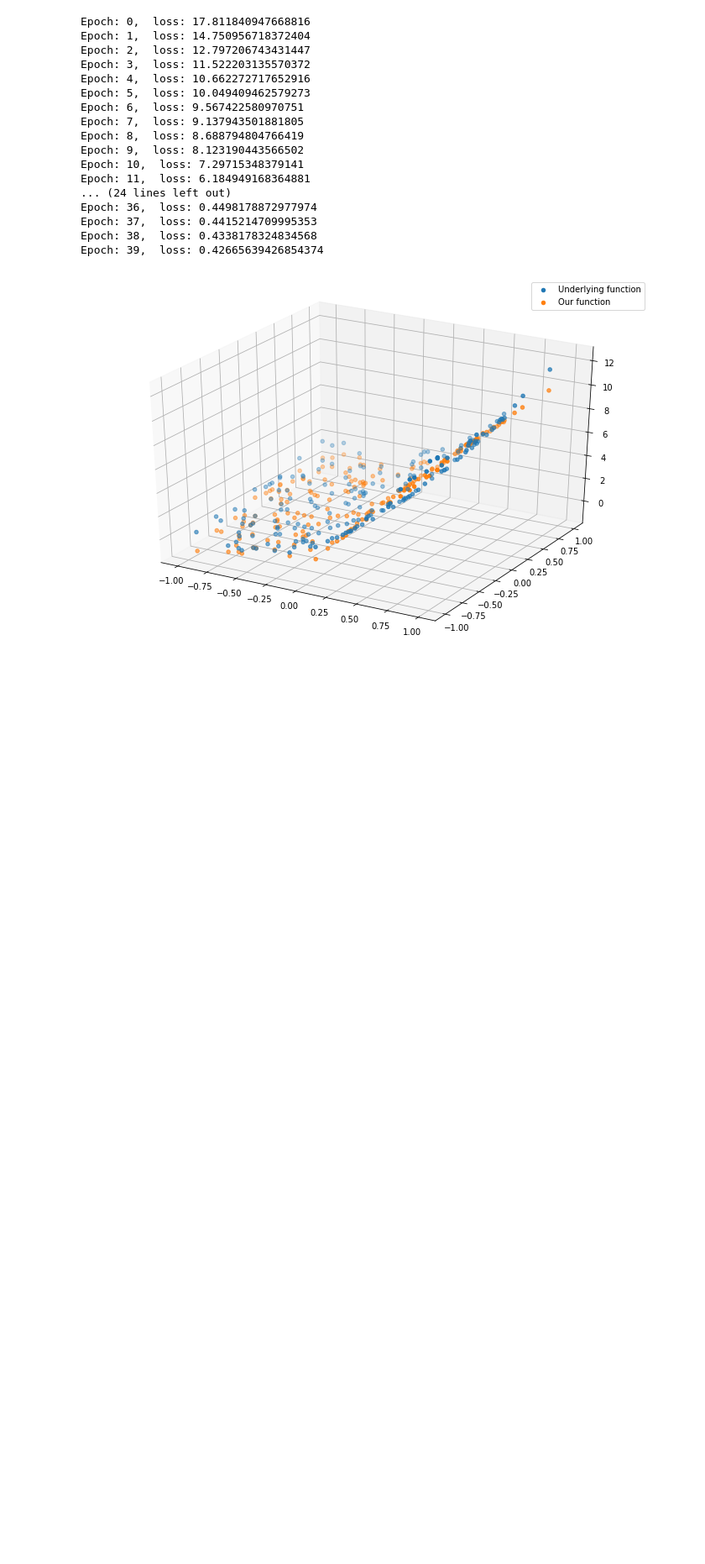
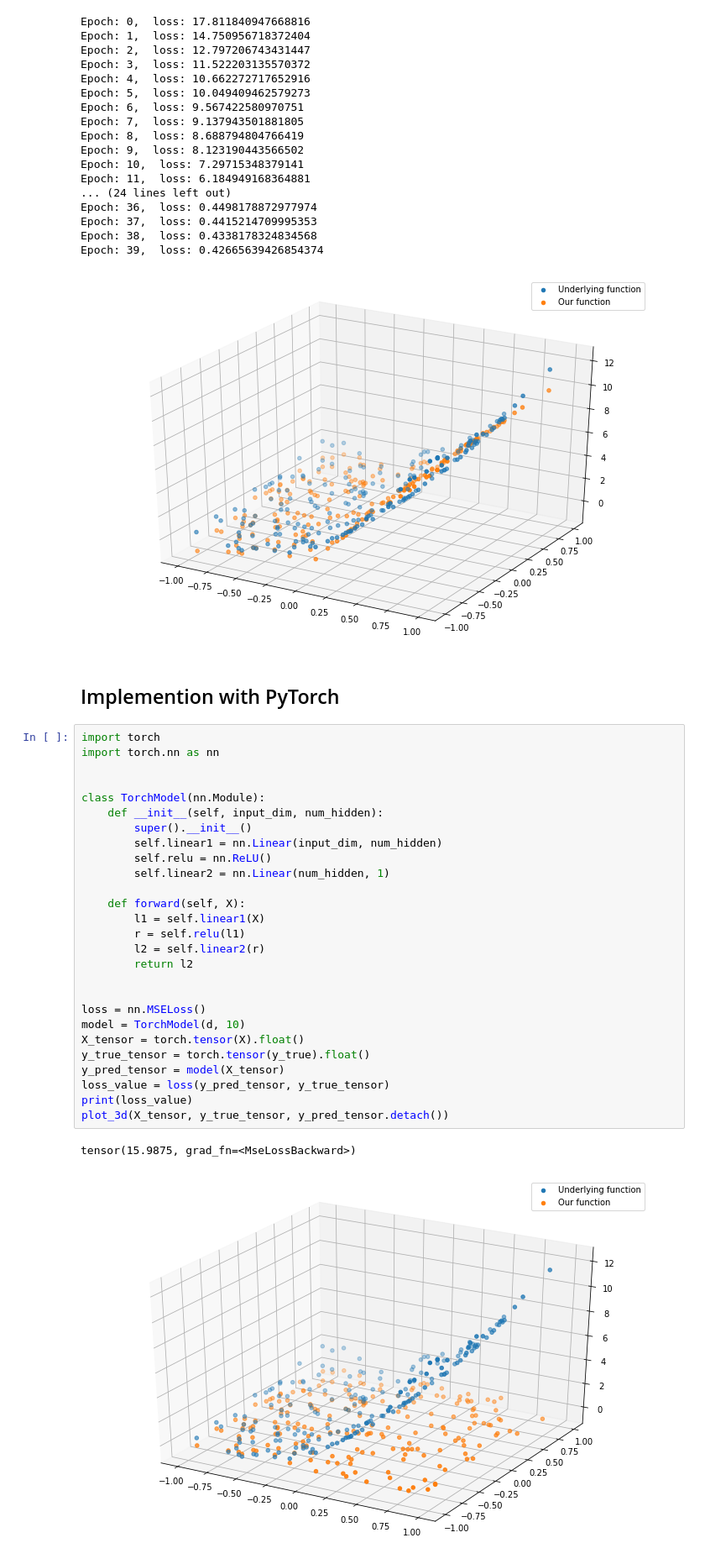
Before and after one commit to IndraP24/Full-Stack-Deep-Learning-Spring21, a Jupyter notebook: Deep Learning Fundamentals/Part 1 Basics | Coding a Neural Network.ipynb, the cells around one changed output. Shown at 84% size. Drawn from its saved outputs; the diff is of its cells as text; blank space fills up the shorter version.

```diff
--- a/Deep Learning Fundamentals/Part 1 Basics | Coding a Neural Network.ipynb
+++ b/Deep Learning Fundamentals/Part 1 Basics | Coding a Neural Network.ipynb
@@ -549,3 +549,35 @@ Epoch: 37,  loss: 0.4415214709995353
 Epoch: 38,  loss: 0.4338178324834568
 Epoch: 39,  loss: 0.42665639426854374
 [figure]
+# %% [markdown]
+## Implemention with PyTorch
+# %%
+import torch
+import torch.nn as nn
+
+
+class TorchModel(nn.Module):
+    def __init__(self, input_dim, num_hidden):
+        super().__init__()
+        self.linear1 = nn.Linear(input_dim, num_hidden)
+        self.relu = nn.ReLU()
+        self.linear2 = nn.Linear(num_hidden, 1)
+
+    def forward(self, X):
+        l1 = self.linear1(X)
+        r = self.relu(l1)
+        l2 = self.linear2(r)
+        return l2
+
+
+loss = nn.MSELoss()
+model = TorchModel(d, 10)
+X_tensor = torch.tensor(X).float()
+y_true_tensor = torch.tensor(y_true).float()
+y_pred_tensor = model(X_tensor)
+loss_value = loss(y_pred_tensor, y_true_tensor)
+print(loss_value)
+plot_3d(X_tensor, y_true_tensor, y_pred_tensor.detach())
+# %% [output]
+tensor(15.9875, grad_fn=<MseLossBackward>)
+[figure, added]
```
Also changed, not shown: parts of 4 cells of this notebook.
